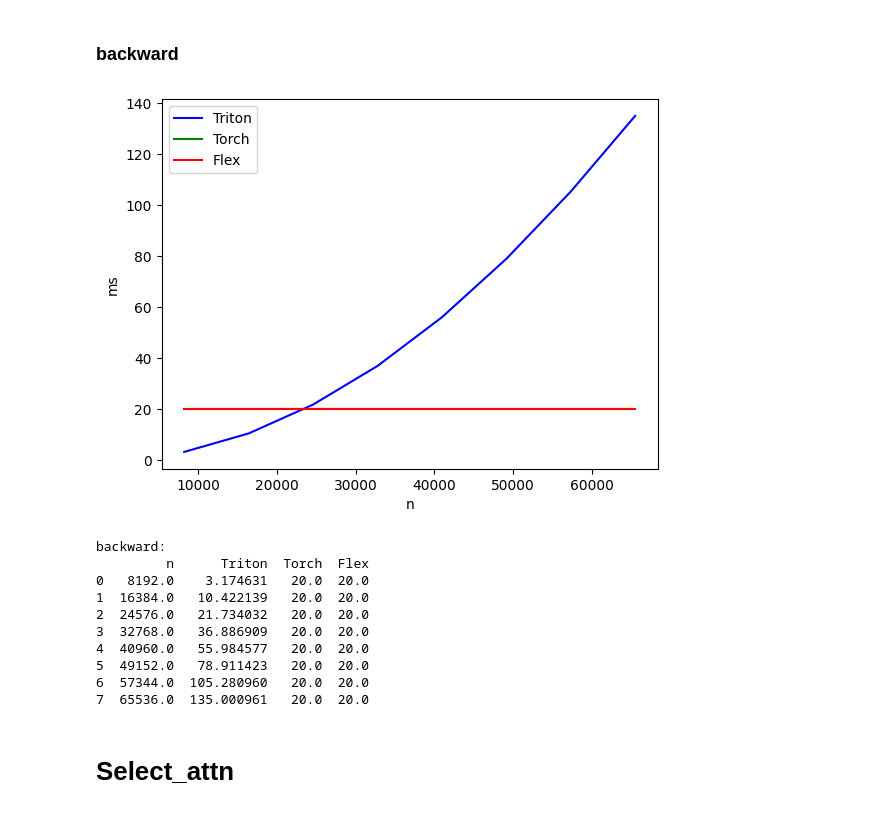
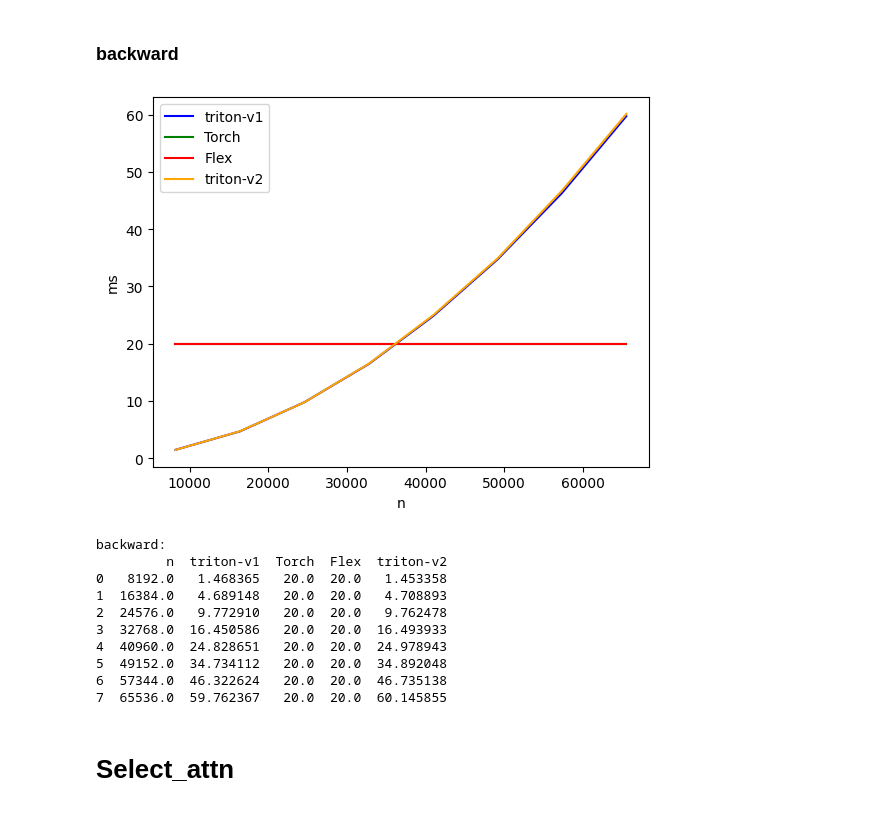
Before and after one commit to mdy666/mdy_triton, a Jupyter notebook: others/nsa_attention/精度和性能测试.ipynb, the cells around one changed output. Drawn from its saved outputs; the diff is of its cells as text; code cells hidden in the pictures.

```diff
--- a/others/nsa_attention/精度和性能测试.ipynb
+++ b/others/nsa_attention/精度和性能测试.ipynb
@@ -242,13 +243,14 @@ torch.cuda.empty_cache()
         x_names=['n'],  # argument names to use as an x-axis for the plot
         x_vals=[8192 * i for i in range(1, 8+1)],  # different possible values for `x_name`
         line_arg='provider',  # argument name whose value corresponds to a different line in the plot
-        line_vals=['triton', 'torch', 'flex'],  # possible values for `line_arg``
+        line_vals=['triton-v1', 'torch', 'flex', 'triton-v2'],  # possible values for `line_arg``
         line_names=[
-            "Triton",
+            "triton-v1",
             "Torch",
             "Flex",
+            "triton-v2",
         ],  # label name for the lines
-        styles=[('blue', '-'), ('green', '-'), ('red', '-')],  # line styles
+        styles=[('blue', '-'), ('green', '-'), ('red', '-'), ('orange', '-')],  # line styles
         ylabel="ms",  # label name for the y-axis
         plot_name="forward",  # name for the plot. Used also as a file name for saving the plot.
         args={'b':1, 'qh':64, 'kh':4, 'd':128, 'vd':128, 'stride':16, 'kernel_size':32},  # values for function arguments not in `x_names` and `y_name`
@@ -263,15 +265,19 @@ def benchmark(b, qh, kh, n, d, vd, stride, kernel_size, provider):
     stream = torch.cuda.Stream()
     torch.cuda.set_stream(stream)
     if provider == 'torch':
-        return 10
+        if n > 4096:
+            return 10
         ms = triton.testing.do_bench(lambda: torch_cmp_attn(q, ck, cv, kernel_size, stride))
-    if provider == 'triton':
-        ms = triton.testing.do_bench(lambda: triton_compress_attn(q, ck, cv, kernel_size, stride))
+    if provider == 'triton-v1':
+        ms = triton.testing.do_bench(lambda: triton_compress_attn_v1(q, ck, cv, kernel_size, stride))
     if provider == 'flex':
-        return 10
+        if n > 4096:
+            return 10
         if not math.log2(d).is_integer():
             return 10
         ms = triton.testing.do_bench(lambda: flex_cmp_attn(q, ck, cv, kernel_size, stride))
+    if provider == 'triton-v2':
+        ms = triton.testing.do_bench(lambda: triton_compress_attn_v2(q, ck, cv, kernel_size, stride))
     return ms
 benchmark.run(show_plots=True, print_data=True)
 # %% [output]
@@ -295,13 +301,14 @@ torch.cuda.empty_cache()
         x_names=['n'],  # argument names to use as an x-axis for the plot
         x_vals=[8192 * i for i in range(1, 8+1)],  # different possible values for `x_name`
         line_arg='provider',  # argument name whose value corresponds to a different line in the plot
-        line_vals=['triton', 'torch', 'flex'],  # possible values for `line_arg``
+        line_vals=['triton-v1', 'torch', 'flex', 'triton-v2'],  # possible values for `line_arg``
         line_names=[
-            "Triton",
+            "triton-v1",
             "Torch",
             "Flex",
+            "triton-v2",
         ],  # label name for the lines
-        styles=[('blue', '-'), ('green', '-'), ('red', '-')],  # line styles
+        styles=[('blue', '-'), ('green', '-'), ('red', '-'), ('orange', '-')],  # line styles
         ylabel="ms",  # label name for the y-axis
         plot_name="backward",  # name for the plot. Used also as a file name for saving the plot.
         args={'b':1, 'qh':64, 'kh':4, 'd':128, 'vd':128, 'stride':16, 'kernel_size':32},  # values for function arguments not in `x_names` and `y_name`
@@ -310,46 +317,50 @@ def benchmark(b, qh, kh, n, d,vd, stride, kernel_size, provider):
     device = 'cuda'
     dtype = torch.bfloat16
     num_blocks = (n - kernel_size) // stride + 1
     q = torch.randn(b, n, qh, d, device=device, dtype=dtype)
     ck = torch.randn(b, num_blocks, kh, d, device=device, dtype=dtype)
     cv = torch.randn(b, num_blocks, kh, vd, device=device, dtype=dtype)
     q.requires_grad_(True)
     ck.requires_grad_(True)
     cv.requires_grad_(True)
     stream = torch.cuda.Stream()
     torch.cuda.set_stream(stream)
     if provider == 'torch':
         if n > 4096:
             return 20
         y = torch_cmp_attn(q, ck, cv, kernel_size, stride)
         dy = torch.randn_like(y)
         ms = triton.testing.do_bench(lambda: y.backward(dy, retain_graph=True), grad_to_none=[q, ck, cv])
-    if provider == 'triton':
-        y, _ = triton_compress_attn(q, ck, cv, kernel_size, stride)
+    if provider == 'triton-v1':
+        y, _ = triton_compress_attn_v1(q, ck, cv, kernel_size, stride)
+        dy = torch.randn_like(y)
+        ms = triton.testing.do_bench(lambda: y.backward(dy, retain_graph=True), grad_to_none=[q, ck, cv])
+    if provider == 'triton-v2':
+        y, _ = triton_compress_attn_v2(q, ck, cv, kernel_size, stride)
         dy = torch.randn_like(y)
         ms = triton.testing.do_bench(lambda: y.backward(dy, retain_graph=True), grad_to_none=[q, ck, cv])
     if provider == 'flex':
         if n > 4096:
             return 20
         if not math.log2(d).is_integer():
             return 10
         y = flex_cmp_attn(q, ck, cv, kernel_size, stride)
         dy = torch.randn_like(y)
         ms = triton.testing.do_bench(lambda: y.backward(dy, retain_graph=True), grad_to_none=[q, ck, cv])
     return ms
 benchmark.run(show_plots=True, print_data=True)
 # %% [output]
-[figure, old version]
+[figure, new version]
 backward:
-         n      Triton  Torch  Flex
-0   8192.0    3.174631   20.0  20.0
-1  16384.0   10.422139   20.0  20.0
-2  24576.0   21.734032   20.0  20.0
-3  32768.0   36.886909   20.0  20.0
-4  40960.0   55.984577   20.0  20.0
-5  49152.0   78.911423   20.0  20.0
-6  57344.0  105.280960   20.0  20.0
-7  65536.0  135.000961   20.0  20.0
+         n  triton-v1  Torch  Flex  triton-v2
+0   8192.0   1.468365   20.0  20.0   1.453358
+1  16384.0   4.689148   20.0  20.0   4.708893
+2  24576.0   9.772910   20.0  20.0   9.762478
+3  32768.0  16.450586   20.0  20.0  16.493933
+4  40960.0  24.828651   20.0  20.0  24.978943
+5  49152.0  34.734112   20.0  20.0  34.892048
+6  57344.0  46.322624   20.0  20.0  46.735138
+7  65536.0  59.762367   20.0  20.0  60.145855
 # %% [markdown]
 # Select_attn
 # %%
```
Also changed, not shown: parts of 13 cells of this notebook, 12 other files.
